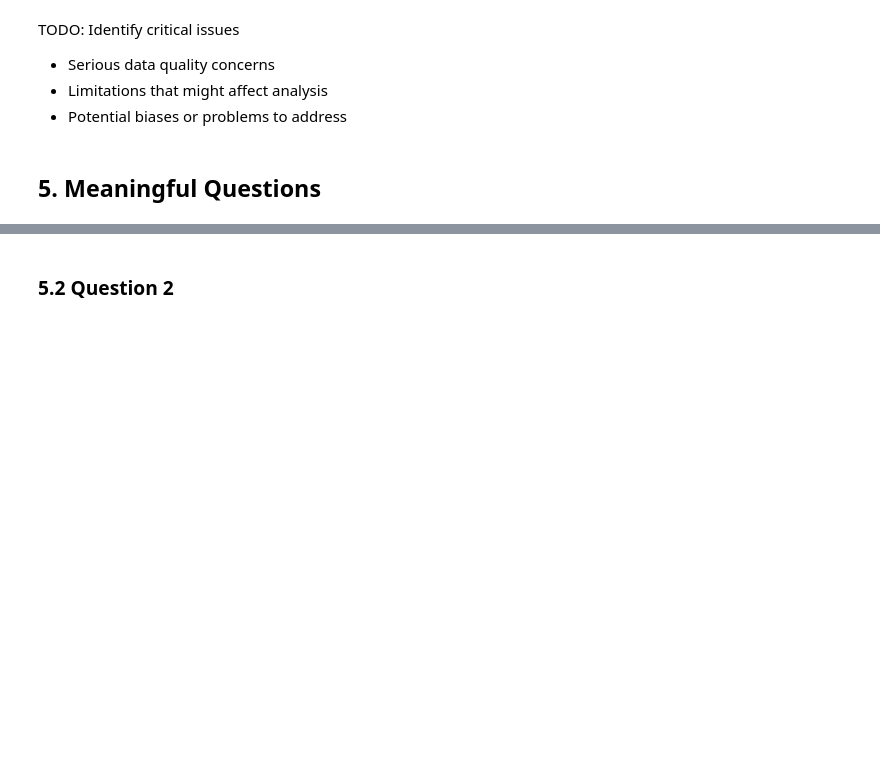
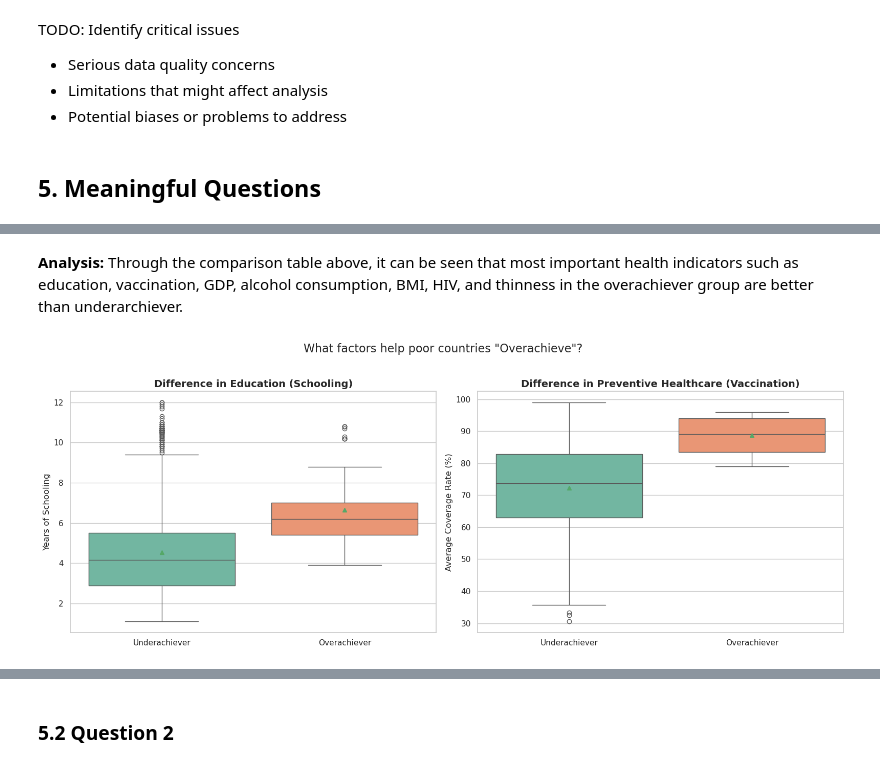
Before and after one commit to Shinoaki0145/Life_Expectancy_WHO, a Jupyter notebook: src/main.ipynb, the cells around one changed output, grey strips where cells are left out. Cells and saved outputs as stored; diff of their text form; code cells hidden in the pictures; blank space fills up the shorter version.

```diff
--- a/src/main.ipynb
+++ b/src/main.ipynb
@@ -377,0 +425,4 @@ TODO: Identify critical issues
+# %%
+# Create a new column 'Vaccination_Score' as the average of the specified vaccine columns
+vaccine_cols = ['Polio', 'Diphtheria', 'Hepatitis_B', 'Measles']
+df_low_gdp['Vaccination_Score'] = df_low_gdp[vaccine_cols].mean(axis=1)
@@ -377,0 +435,10 @@ TODO: Identify critical issues
+# %%
+# Create a function to categorize life expectancy
+median_life_expectancy = df['Life_expectancy'].quantile(0.5)
+print(f"Median life expectancy: {median_life_expectancy}")
+
+def categorize_life_expectancy(life_exp):
+    if life_exp > median_life_expectancy:
+        return 'Overachiever'
+    else:
+        return 'Underachiever'
@@ -377,0 +447,6 @@ TODO: Identify critical issues
+# %%
+# Apply the categorization function
+df_low_gdp['Life_Expectancy_Category'] = df_low_gdp['Life_expectancy'].apply(categorize_life_expectancy)
+
+print("Number of Overachievers and Underachievers in low GDP countries:")
+print(df_low_gdp['Life_Expectancy_Category'].value_counts())
@@ -377,0 +586,24 @@ TODO: Identify critical issues
+# %% [markdown]
+**Analysis:** Through the comparison table above, it can be seen that most important health indicators such as education, vaccination, GDP, alcohol consumption, BMI, HIV, and thinness in the overachiever group are better than underarchiever.
+# %%
+fig, axes = plt.subplots(1, 2, figsize=(16, 6))
+
+# Plot Education and Vaccination box plots
+sns.boxplot(data=df_low_gdp, x='Life_Expectancy_Category', y='Schooling',
+            palette='Set2', showmeans=True, ax=axes[0], hue = 'Life_Expectancy_Category', legend=False)
+axes[0].set_title('Difference in Education (Schooling)', fontsize=14, fontweight='bold')
+axes[0].set_ylabel('Years of Schooling')
+axes[0].set_xlabel('')
+
+# Plot Vaccination box plot
+sns.boxplot(data=df_low_gdp, x='Life_Expectancy_Category', y='Vaccination_Score',
+            palette='Set2', showmeans=True, ax=axes[1], hue = 'Life_Expectancy_Category', legend=False)
+axes[1].set_title('Difference in Preventive Healthcare (Vaccination)', fontsize=14, fontweight='bold')
+axes[1].set_ylabel('Average Coverage Rate (%)')
+axes[1].set_xlabel('')
+
+plt.suptitle('What factors help poor countries "Overachieve"?', fontsize=16, y=1.02)
+plt.tight_layout()
+plt.show()
+# %% [output]
+[figure, added]
```
Also changed, not shown: parts of 95 cells of this notebook.
